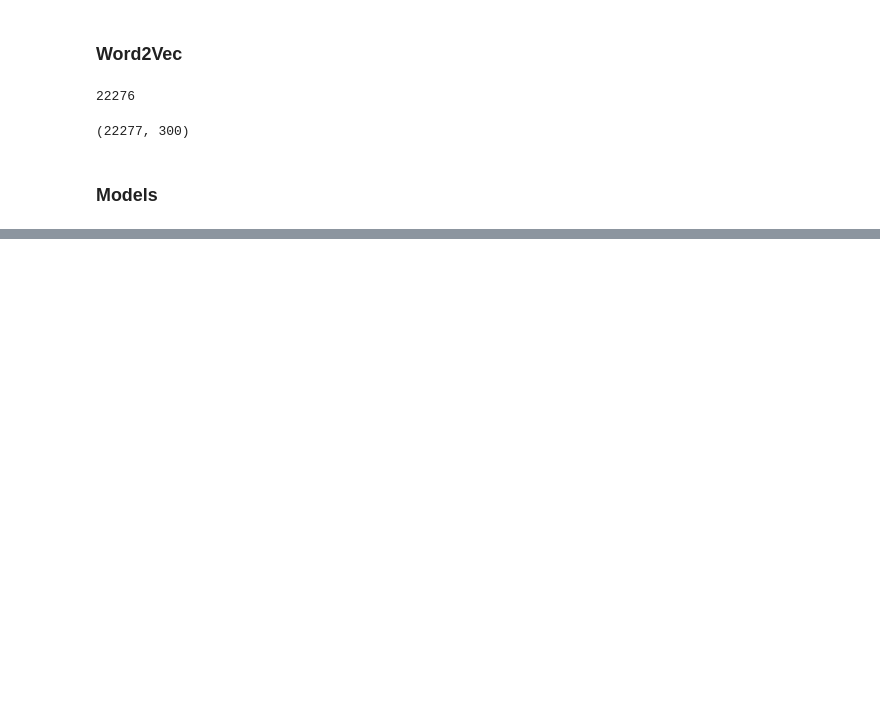
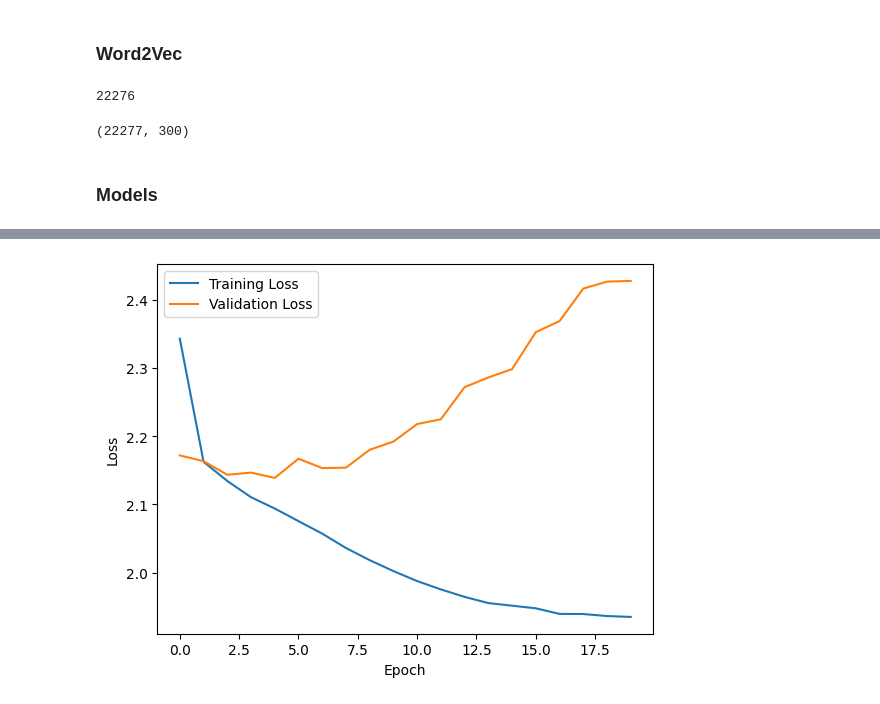
Before and after one commit to J-o-e-M/Deep-Learning-Cyberbullying-Tweet-Classification, a Jupyter notebook: main.ipynb, the cells around one changed output, grey strips where cells are left out. Cells and saved outputs as stored; diff of their text form; code cells hidden in the pictures; blank space fills up the shorter version.

```diff
--- a/main.ipynb
+++ b/main.ipynb
@@ -63,3 +102,21 @@ print(embedding_matrix.shape)
+# %%
+train_size = 0.7
+test_size = 0.2
+val_size = 0.1
+
+X, y = prepare_data(data, word_indices, 50)
+X_train, X_test, y_train, y_test = train_test_split(X, y, test_size=1 - train_size, stratify=y, random_state=42)
+X_val, X_test, y_val, y_test = train_test_split(X_test, y_test, test_size=test_size/(test_size + val_size), random_state=42)
+
+train_dataset = TensorDataset(X_train, y_train)
+val_dataset = TensorDataset(X_val, y_val)
+test_dataset = TensorDataset(X_test, y_test)
+
+batch_size = 32
+
+train_loader = DataLoader(train_dataset, batch_size=batch_size, shuffle=True)
+val_loader = DataLoader(val_dataset, batch_size=batch_size, shuffle=False)
+test_loader = DataLoader(test_dataset, batch_size=batch_size, shuffle=False)
 # %% [markdown]
 ### Models
 # %%
@@ -334,0 +320,19 @@ for model in models:
+# %%
+cnn_clf = CNNClf(50, hidden_size, num_classes, embedding_matrix).to(device)
+
+model = cnn_clf
+optimizer = torch.optim.AdamW(model.parameters(), lr=learning_rate, weight_decay = 5e-6)
+print(f"Training {model.__class__.__name__}")
+train_losses, val_losses = train(train_loader, test_loader, criterion, optimizer, device, model, num_epochs)
+accuracy, precision, recall, f1 = test(test_loader, model, device)
+dl_results[model.__class__.__name__] = {"accuracy": accuracy, "precision": precision, "recall": recall, "f1": f1}
+print("\n\n")
+#plot the training and validation losses
+plt.plot(train_losses, label="Training Loss")
+plt.plot(val_losses, label="Validation Loss")
+plt.xlabel("Epoch")
+plt.ylabel("Loss")
+plt.legend()
+
+plt.show()
+# %% [output]
@@ -334,0 +356 @@ for model in models:
+[figure, added]
```
Also changed, not shown: parts of 13 cells of this notebook, 2 other files.
